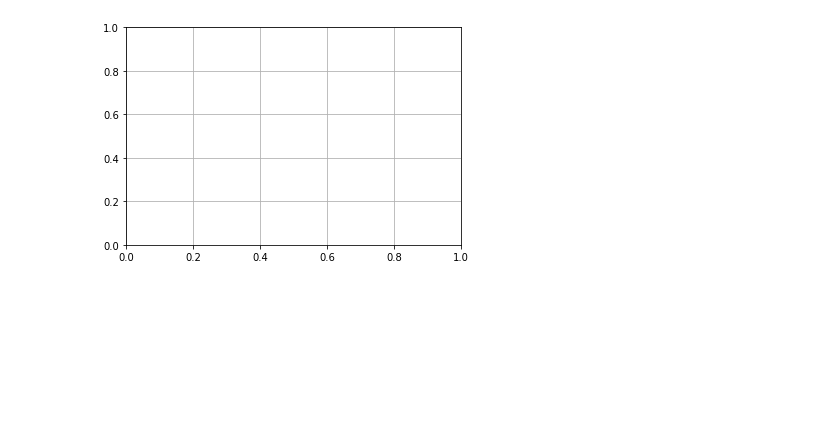
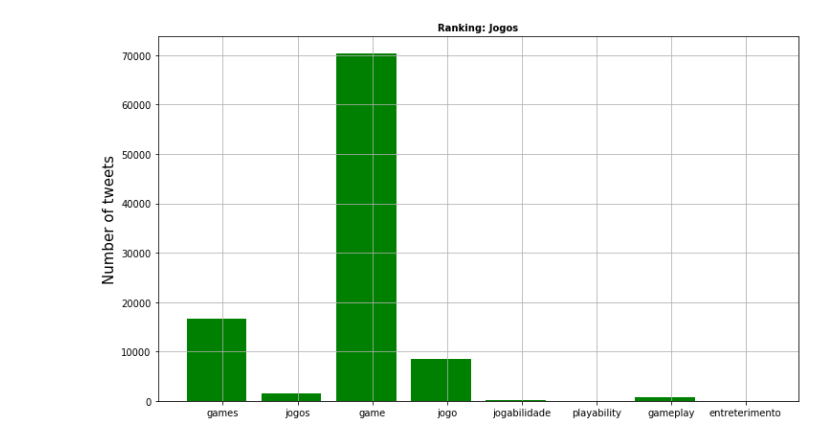
Before and after one commit to JuniimSI/Python_Analise_Redes_Sociais, a Jupyter notebook: contador.ipynb, the cells around one changed output. Cells and saved outputs as stored; diff of their text form; code cells hidden in the pictures; blank space fills up the shorter version.

```diff
--- a/contador.ipynb
+++ b/contador.ipynb
@@ -142,0 +222,5 @@ tweets_by_prg_lang = [d['count'][0], d['count'][1], d['count'][2] , d['count'][3
+# %%
+prg_langs = ['games', 'jogos', 'game','jogo', 'jogabilidade', 'playability',  'gameplay', 'entreterimento']
+tweets_by_prg_lang = [gamesCount, jogosCount, gameCount, jogoCount,jogabilidadeCount, playabilityCount, gameplayCount, entreterimentoCount]
+
+tweets_by_lang = tweets['lang'].value_counts()
@@ -150,9 +248,10 @@ plt.bar(x_pos, tweets_by_prg_lang, width, alpha=1, color='g')
 # %%
 ax.set_ylabel('Number of tweets', fontsize=15)
-ax.set_title('Ranking: python vs. javascript vs. ruby (Raw data)', fontsize=10, fontweight='bold')
-ax.set_xticks([p + 0.4 * width for p in x_pos])
+ax.set_title('Ranking: Jogos', fontsize=10, fontweight='bold')
+ax.set_xticks([p + 0.1 * width for p in x_pos])
 ax.set_xticklabels(prg_langs)
+plt.rcParams['figure.figsize'] = (20,7)
 plt.grid()
 plt.show()
 # %% [output]
-[figure, old version]
+[figure, new version]
```
Also changed, not shown: parts of 32 cells of this notebook, 1 other file.
